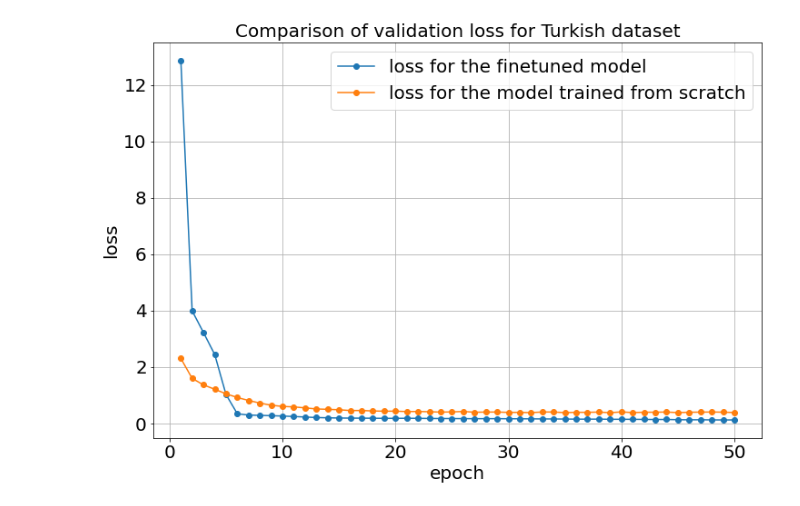
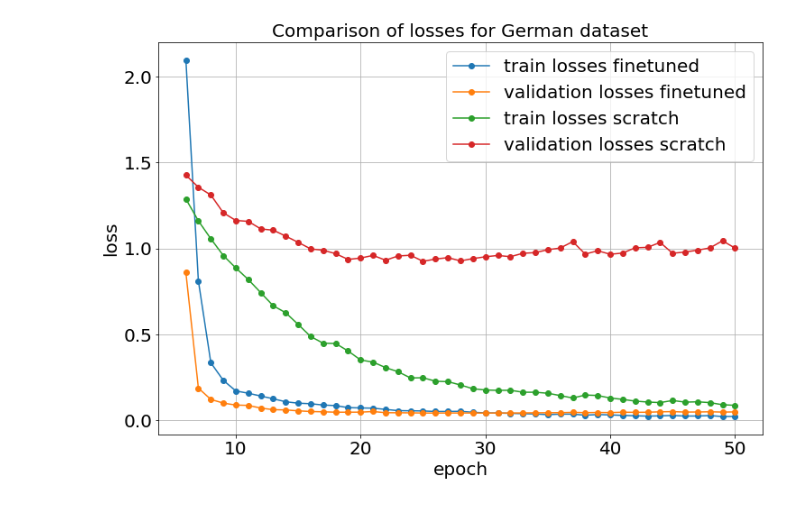
Before and after one commit to aukeroorda/nlp-project-group-4, a Jupyter notebook: create_plots.ipynb, the cells around one changed output. Drawn from its saved outputs; the diff is of its cells as text; code cells hidden in the pictures.

Commit message:
updated notebook with plots of losses

```diff
--- a/create_plots.ipynb
+++ b/create_plots.ipynb
@@ -25,9 +16,22 @@ fig_1.show()
-# %%
-fig_2 = plot_losses_2(valid_losses_fine_tur,
-                      valid_losses_scratch_tur,
-                      title="Comparison of validation loss for Turkish dataset",
-                      label_1="loss for the finetuned model",
-                      label_2="loss for the model trained from scratch")
-fig_2.show()
-# %% [output]
-[figure, removed]
+# %%
+list_losses_ger = [
+    train_losses_fine_ger,
+    valid_losses_fine_ger,
+    train_losses_scratch_ger,
+    valid_losses_scratch_ger,
+]
+
+list_labels_ger = [
+    "train losses finetuned",
+    "validation losses finetuned",
+    "train losses scratch",
+    "validation losses scratch",
+]
+# %%
+fig_1 = plot_losses_multi(list_losses_ger,
+                          title="Comparison of losses for German dataset",
+                          list_of_labels=list_labels_ger,
+                          start_epoch=5)
+fig_1.show()
+# %% [output]
+[figure, added]
```
Also changed, not shown: parts of 3 cells of this notebook.
